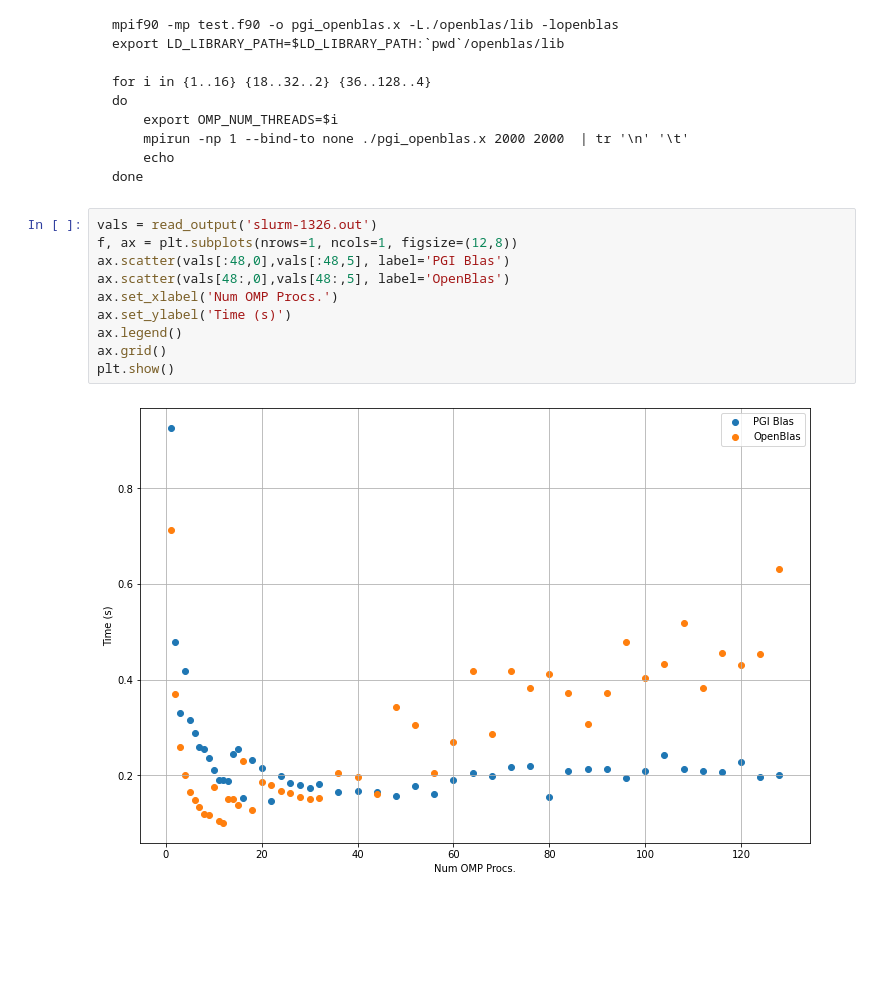
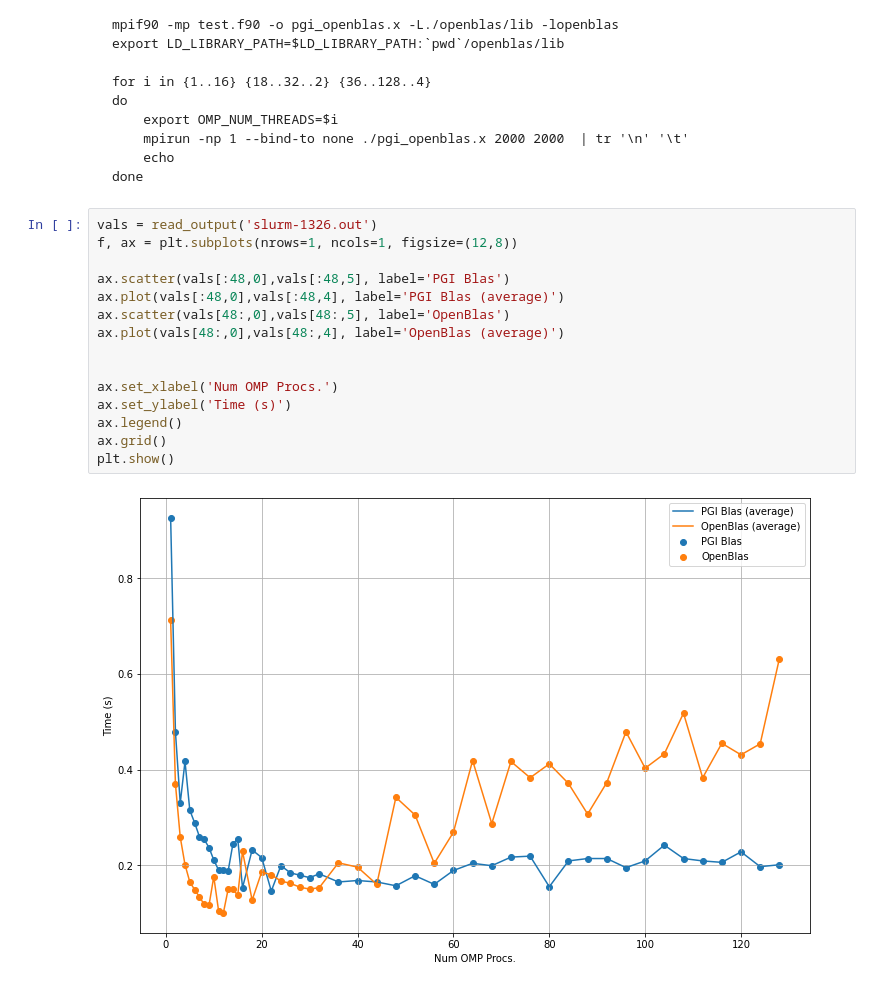
Before and after one commit to bonfus/testing-dgemm-on-marconi100, a Jupyter notebook: Report.ipynb, the cells around one changed output. Saved outputs shown, nothing was run; the diff lists cells and outputs as text; blank space fills up the shorter version.

```diff
--- a/Report.ipynb
+++ b/Report.ipynb
@@ -160,15 +184,20 @@ Below are the results on the compute node with the following script, notice **--
 # %%
 vals = read_output('slurm-1326.out')
 f, ax = plt.subplots(nrows=1, ncols=1, figsize=(12,8))
+
 ax.scatter(vals[:48,0],vals[:48,5], label='PGI Blas')
+ax.plot(vals[:48,0],vals[:48,4], label='PGI Blas (average)')
 ax.scatter(vals[48:,0],vals[48:,5], label='OpenBlas')
+ax.plot(vals[48:,0],vals[48:,4], label='OpenBlas (average)')
+
+
 ax.set_xlabel('Num OMP Procs.')
 ax.set_ylabel('Time (s)')
 ax.legend()
 ax.grid()
 plt.show()
 # %% [output]
-[figure, old version]
+[figure, new version]
 # %% [markdown]
 ## On compute node 3
 
```
Also changed, not shown: parts of 9 cells of this notebook, 3 other files.
